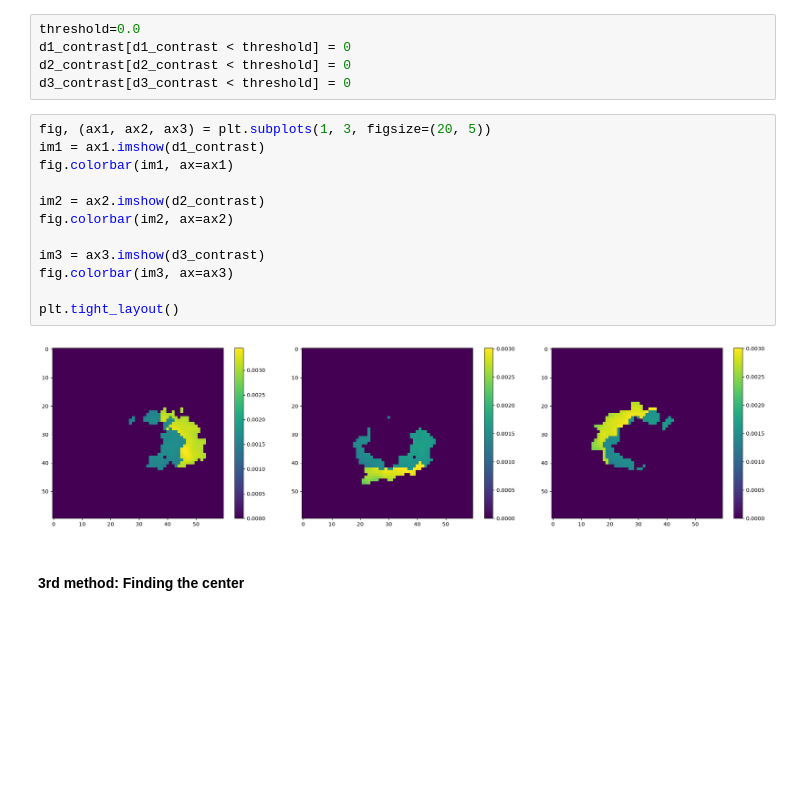
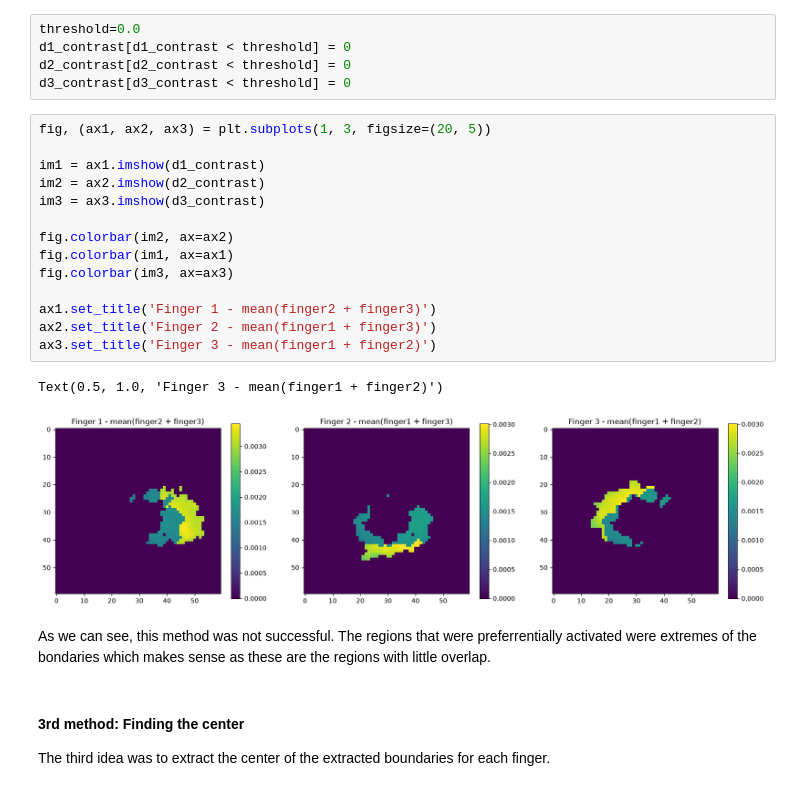
Before and after one commit to arthbreaker/DA3_VSDI_S1_G1_2026, a Jupyter notebook: scripts/DA3_GR1_Catz.ipynb, the cells around one changed output. Cells and saved outputs as stored; diff of their text form; blank space fills up the shorter version.

```diff
--- a/scripts/DA3_GR1_Catz.ipynb
+++ b/scripts/DA3_GR1_Catz.ipynb
@@ -234,17 +236,24 @@ d2_contrast[d2_contrast < threshold] = 0
 d3_contrast[d3_contrast < threshold] = 0
 # %%
 fig, (ax1, ax2, ax3) = plt.subplots(1, 3, figsize=(20, 5))
+
 im1 = ax1.imshow(d1_contrast)
+im2 = ax2.imshow(d2_contrast)
+im3 = ax3.imshow(d3_contrast)
+
+fig.colorbar(im2, ax=ax2)
 fig.colorbar(im1, ax=ax1)
-
-im2 = ax2.imshow(d2_contrast)
-fig.colorbar(im2, ax=ax2)
-
-im3 = ax3.imshow(d3_contrast)
 fig.colorbar(im3, ax=ax3)
 
-plt.tight_layout()
+ax1.set_title('Finger 1 - mean(finger2 + finger3)')
+ax2.set_title('Finger 2 - mean(finger1 + finger3)')
+ax3.set_title('Finger 3 - mean(finger1 + finger2)')
 # %% [output]
+Text(0.5, 1.0, 'Finger 3 - mean(finger1 + finger2)')
-[figure, old version]
+[figure, new version]
+# %% [markdown]
+As we can see, this method was not successful. The regions that were preferrentially activated were extremes of the bondaries which makes sense as these are the regions with little overlap.
 # %% [markdown]
 #### 3rd method: Finding the center
+
+The third idea was to extract the center of the extracted boundaries for each finger.
```
Also changed, not shown: parts of 33 cells of this notebook, 1 other file.
